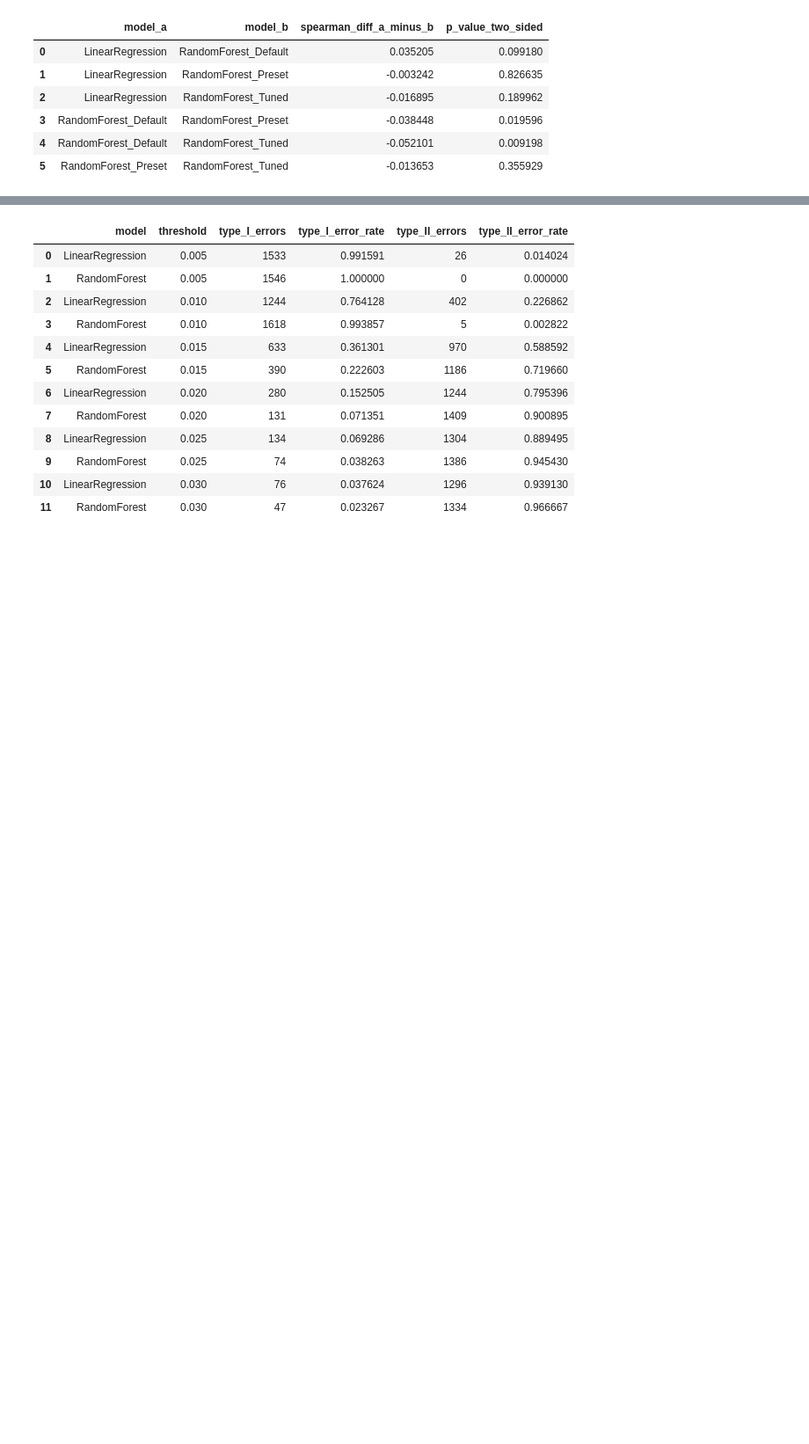
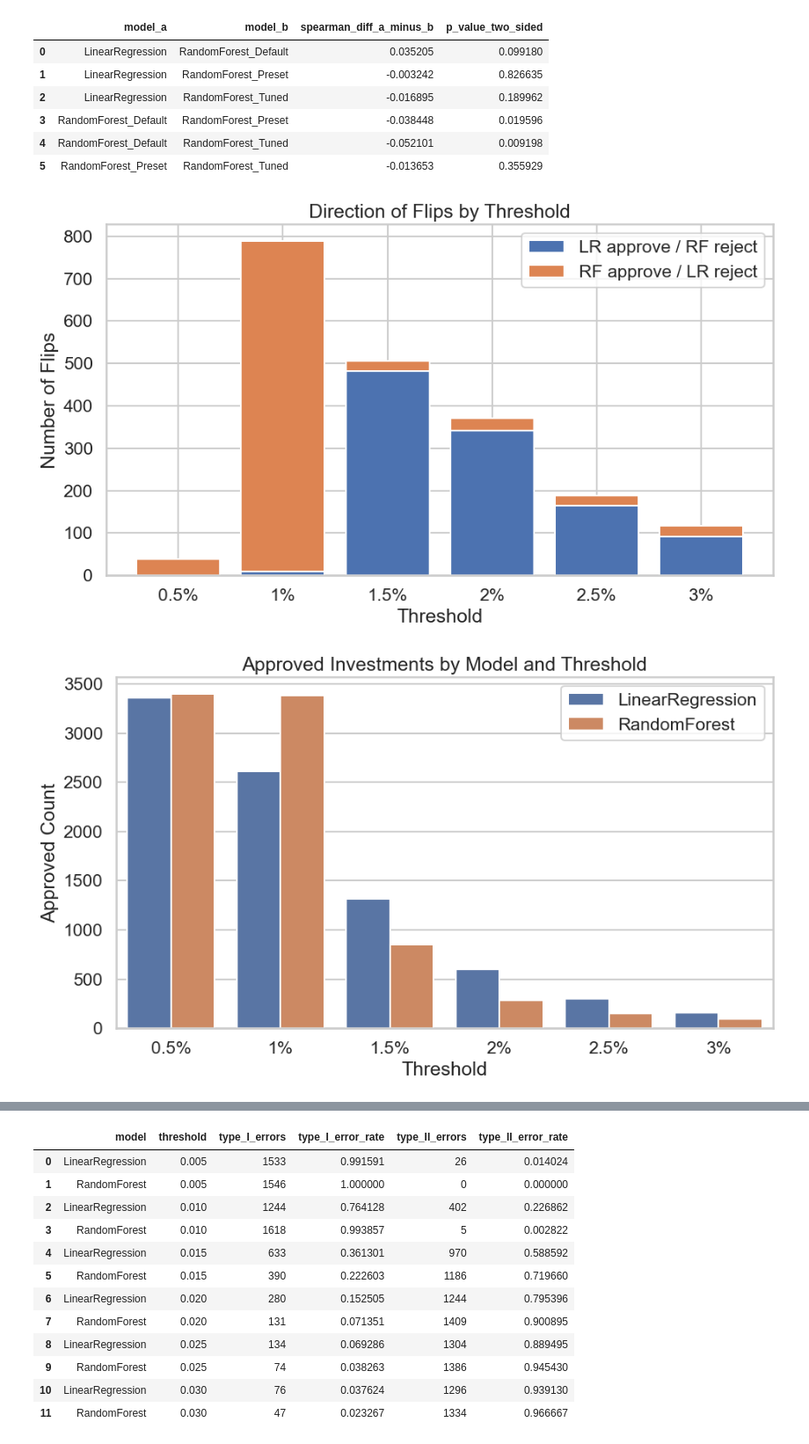
Before and after one commit to RodrigoHdRio/threshold-investment-decision-study, a Jupyter notebook: main/main.ipynb, the cells around one changed output, grey strips where cells are left out. Shown at 88% size. Cells and saved outputs as stored; diff of their text form; code cells hidden in the pictures; blank space fills up the shorter version.

```diff
--- a/main/main.ipynb
+++ b/main/main.ipynb
@@ -861,3 +312,19 @@ Pairwise paired permutation tests on Spearman differences (5000 permutations)
 | 3 | RandomForest_Default | RandomForest_Preset | -0.038448 | 0.019596 |
 | 4 | RandomForest_Default | RandomForest_Tuned | -0.052101 | 0.009198 |
 | 5 | RandomForest_Preset | RandomForest_Tuned | -0.013653 | 0.355929 |
+# %%
+sns.set_theme(style="whitegrid", context="talk")
+
+plot_data = prepare_decision_plot_data(model_outputs)
+
+plot_flip_direction_counts(plot_data)
+plot_approved_investments(plot_data)
+plot_approved_return_average(plot_data)
+plot_approved_return_distribution(plot_data)
+plot_average_flip_return(plot_data)
+plot_approval_decline(plot_data)
+plot_approved_vs_rejected_average_returns(plot_data)
+plot_approved_vs_rejected_return_sums(plot_data)
+# %% [output]
+[figure, added]
+[figure, added]
```
Also changed, not shown: parts of 18 cells of this notebook, 3 other files.
